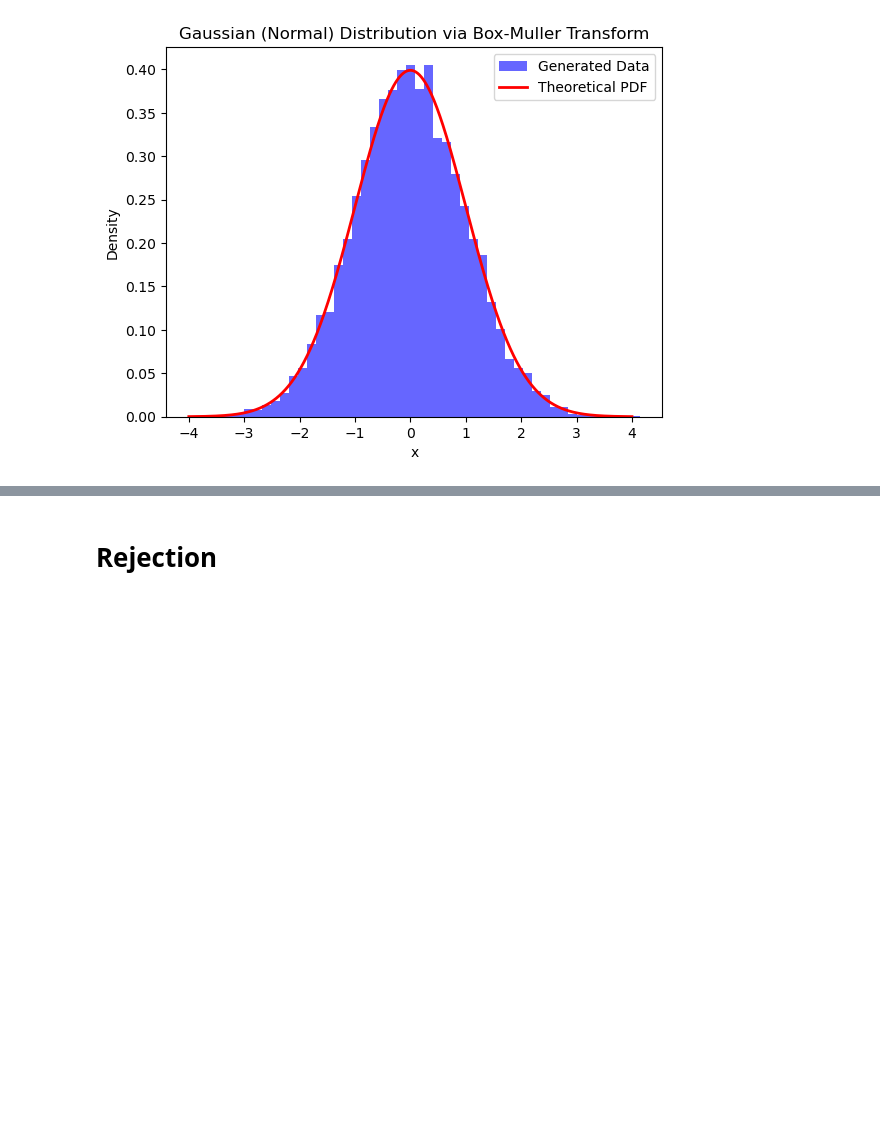
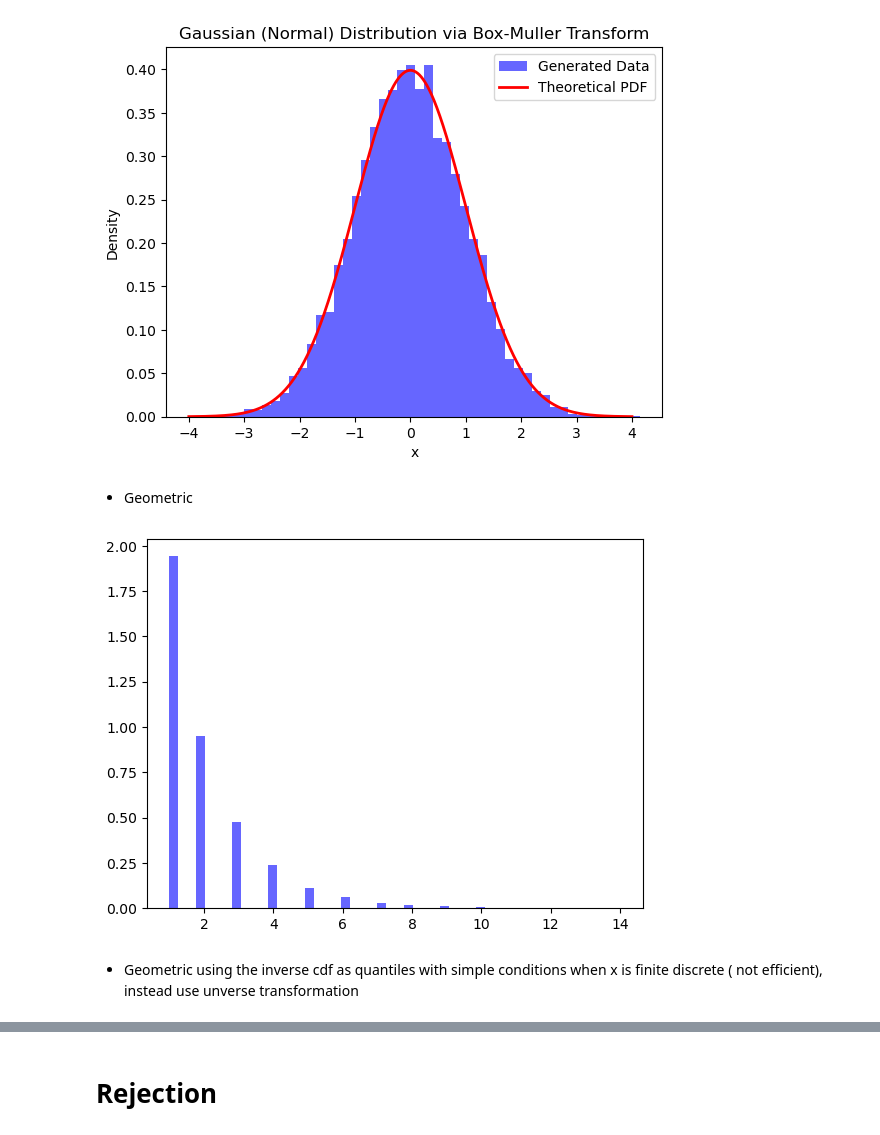
Before and after one commit to aayrapet/MC_simulations, a Jupyter notebook: main.ipynb, the cells around one changed output, grey strips where cells are left out. Cells and saved outputs as stored; diff of their text form; code cells hidden in the pictures; blank space fills up the shorter version.

Commit message:
added discrete

```diff
--- a/main.ipynb
+++ b/main.ipynb
@@ -152,3 +152,17 @@ plt.legend()
 plt.show()
 # %% [output]
 [figure]
+# %% [markdown]
+- Geometric
+# %%
+U = np.random.uniform(0, 1, 10000)
+p=0.5
+#average above to make discrete
+X = np.ceil(np.log(1 - U) / np.log(1 - p))
+plt.hist(X, bins=50, density=True, alpha=0.6, color='b', label="Generated Data")
+
+plt.show()
+# %% [output]
+[figure, added]
+# %% [markdown]
+- Geometric using the inverse cdf as quantiles with simple conditions when x is finite discrete ( not efficient), instead use unverse transformation
```
Also changed, not shown: parts of 5 cells of this notebook.
